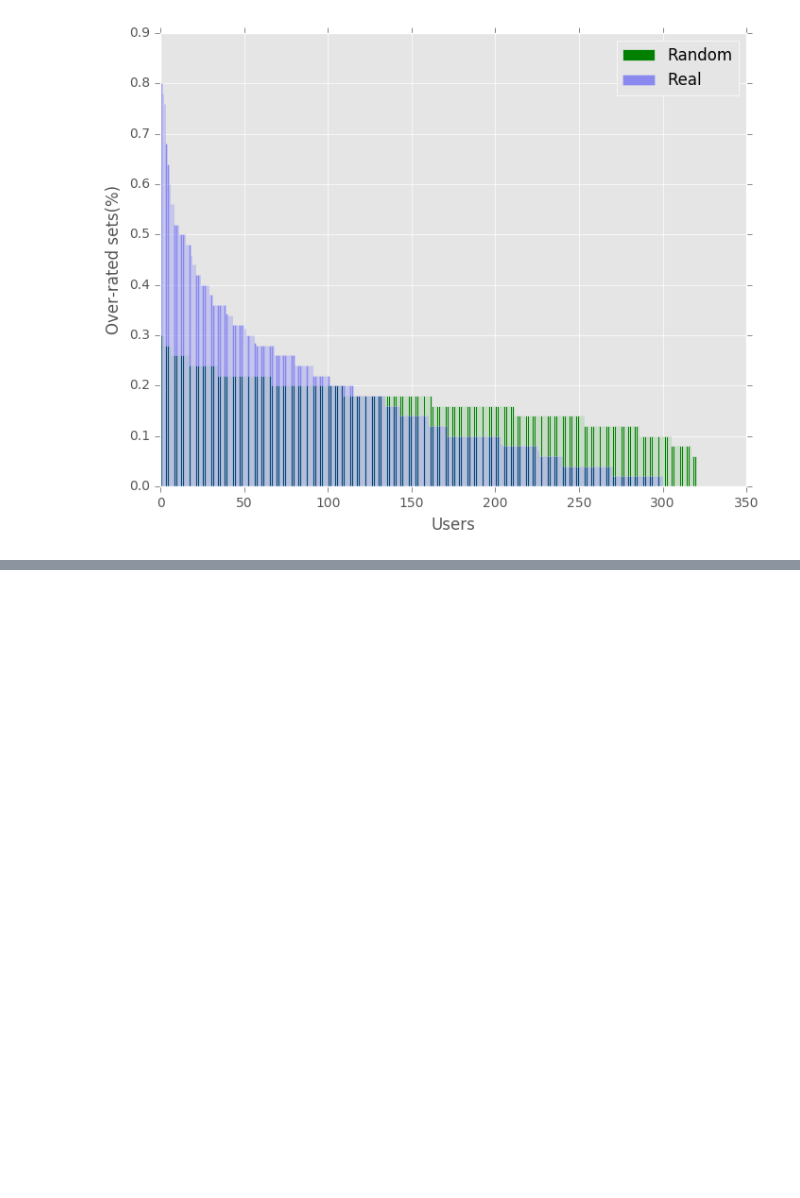
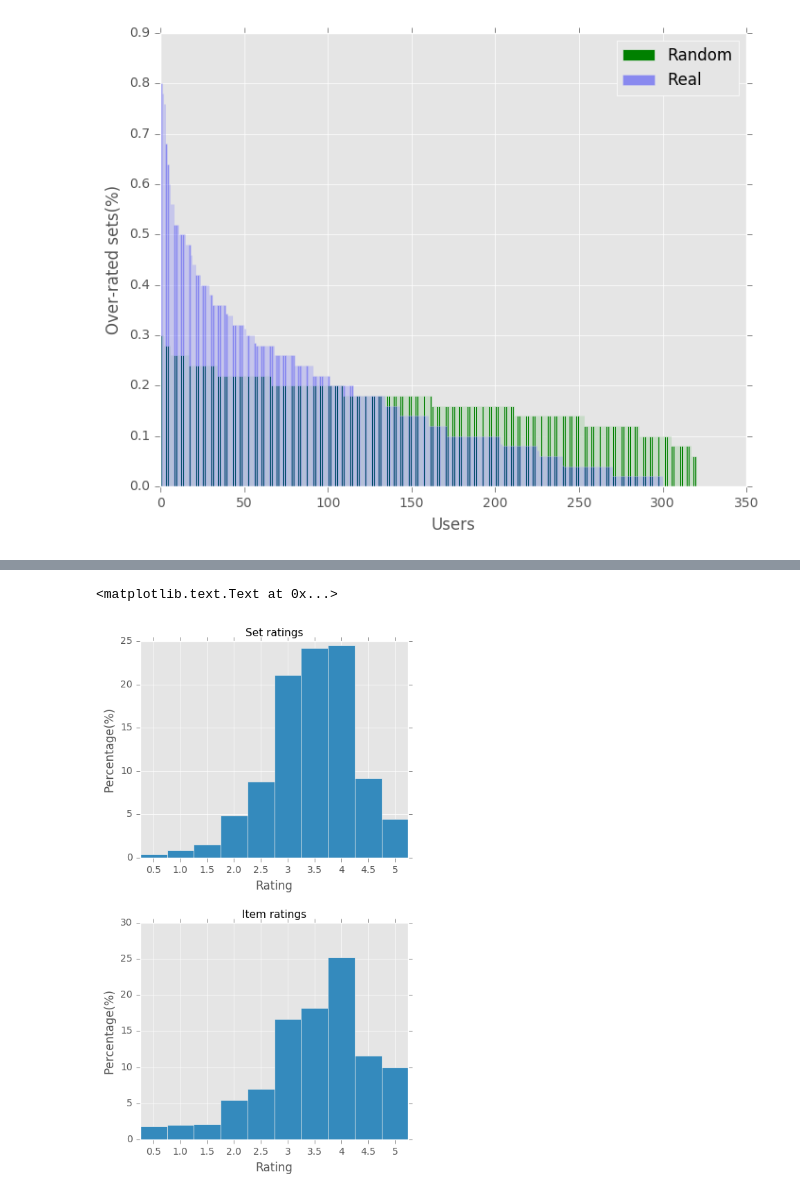
Before and after one commit to mohit-shrma/setrec, a Jupyter notebook: python/grouplens/Grouplens2.ipynb, the cells around one changed output, grey strips where cells are left out. Saved outputs shown, nothing was run; the diff lists cells and outputs as text; code cells hidden in the pictures; blank space fills up the shorter version.

```diff
--- a/python/grouplens/Grouplens2.ipynb
+++ b/python/grouplens/Grouplens2.ipynb
@@ -2144,0 +2200,49 @@ plt.tight_layout()
+# %%
+
+
+np.average(ratings), np.average(itemRatings)
+
+np.var(ratings), np.var(itemRatings)
+
+setRatCounts = {}
+itemRatCount = {}
+for rating in ratings:
+    if rating not in setRatCounts:
+        setRatCounts[rating] = 0
+    setRatCounts[rating] += 1
+for rating in itemRatings:
+    if rating not in itemRatCount:
+        itemRatCount[rating] = 0
+    itemRatCount[rating] += 1
+
+for k, v in setRatCounts.iteritems():
+    setRatCounts[k] = float(setRatCounts[k])/len(ratings)
+for k, v in itemRatCount.iteritems():
+    itemRatCount[k] = float(itemRatCount[k])/len(itemRatings)
+
+plt.style.use('ggplot')
+
+ks = setRatCounts.keys()
+ks.sort()
+
+setRatPc = [setRatCounts[k]*100 for k in ks]
+itemRatPc = [itemRatCount[k]*100 for k in ks]
+
+f = plt.figure( figsize=(5,9))
+plt.subplots_adjust(hspace=0.3)
+ax1 = plt.subplot(211)
+ax1.bar(range(len(setRatPc)), setRatPc, width=1)
+ax1.set_ylabel('Percentage(%)')
+ax1.set_xticks([0.5, 1.5, 2.5, 3.5, 4.5, 5.5, 6.5, 7.5, 8.5, 9.5])
+ax1.set_xticklabels(['0.5', '1.0', '1.5', '2.0', '2.5', '3', '3.5', '4', '4.5', '5'])
+ax1.set_title('Set ratings', fontsize=11)
+ax1.set_xlabel('Rating')
+
+ax2 = plt.subplot(212, sharex=ax1)
+ax2.bar(range(len(itemRatPc)), itemRatPc, width=1)
+ax2.set_ylabel('Percentage(%)')
+ax2.set_title('Item ratings', fontsize=11)
+ax2.set_xlabel('Rating')
+# %% [output]
+<matplotlib.text.Text at 0x...>
+[figure, added]
```
Also changed, not shown: parts of 13 cells of this notebook, 2 other files.
